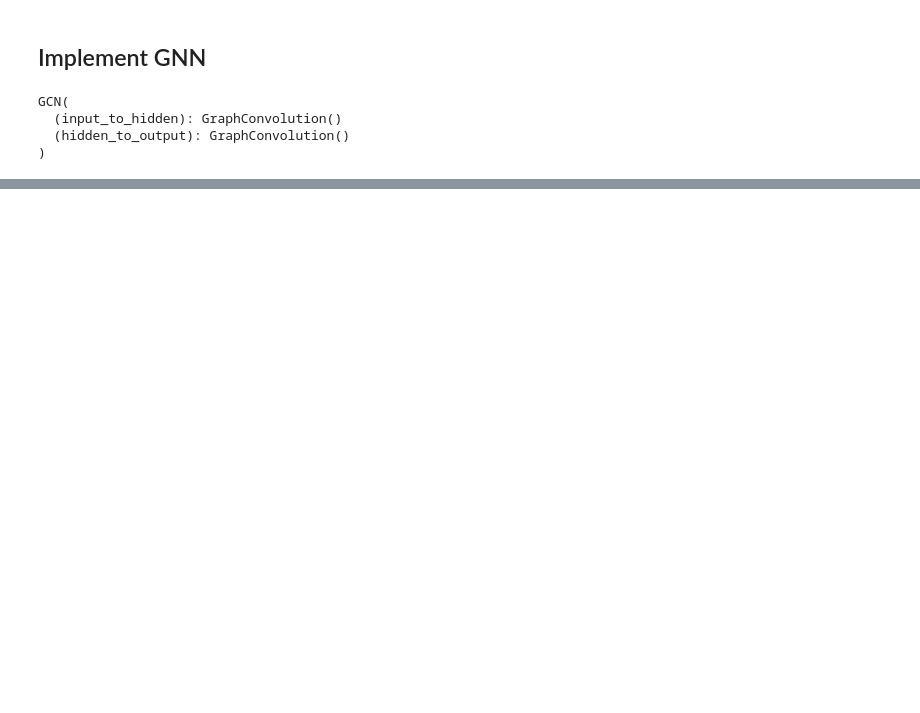
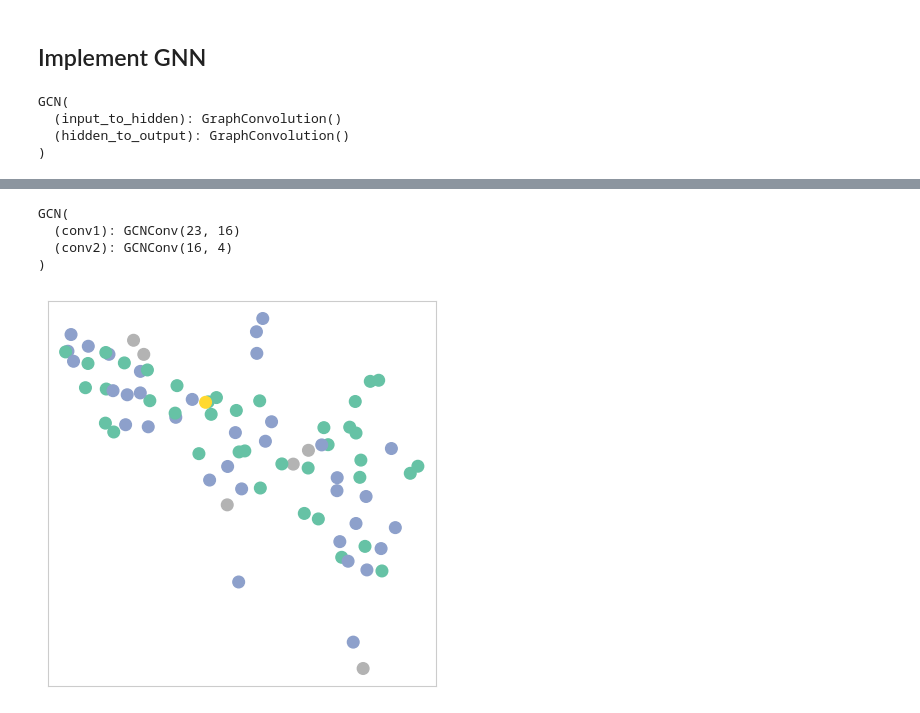
Before and after one commit to JoelLeupp/cscollab, a Jupyter notebook: backend/GNN/node_classification.ipynb, the cells around one changed output, grey strips where cells are left out. Drawn from its saved outputs; the diff is of its cells as text; code cells hidden in the pictures; blank space fills up the shorter version.

```diff
--- a/backend/GNN/node_classification.ipynb
+++ b/backend/GNN/node_classification.ipynb
@@ -369,0 +458,40 @@ tensor([[0.4790, 0.4799, 0.0467, 0.1288],
+# %%
+
+class GCN(torch.nn.Module):
+    def __init__(self, hidden_channels):
+        super().__init__()
+        torch.manual_seed(1234567)
+        self.conv1 = torch_geometric.nn.GCNConv(data.num_features, hidden_channels)
+        self.conv2 = torch_geometric.nn.GCNConv(hidden_channels, 4)
+
+    def forward(self, x, edge_index):
+        x = self.conv1(x, edge_index)
+        x = x.relu()
+        x = F.dropout(x, p=0.5, training=self.training)
+        x = self.conv2(x, edge_index)
+        return x
+
+model = GCN(hidden_channels=16)
+print(model)
+# %% [output]
+GCN(
+  (conv1): GCNConv(23, 16)
+  (conv2): GCNConv(16, 4)
+)
+# %%
+def visualize(h, color):
+    z = TSNE(n_components=2).fit_transform(h.detach().cpu().numpy())
+
+    plt.figure(figsize=(5,5))
+    plt.xticks([])
+    plt.yticks([])
+
+    plt.scatter(z[:, 0], z[:, 1], s=70, c=color, cmap="Set2")
+    plt.show()
+# %%
+model = GCN(hidden_channels=16)
+model.eval()
+out = model(data.x, data.edge_index)
+visualize(out, color=data.y)
+# %% [output]
+[figure, added]
```
Also changed, not shown: parts of 13 cells of this notebook, 3 other files.
